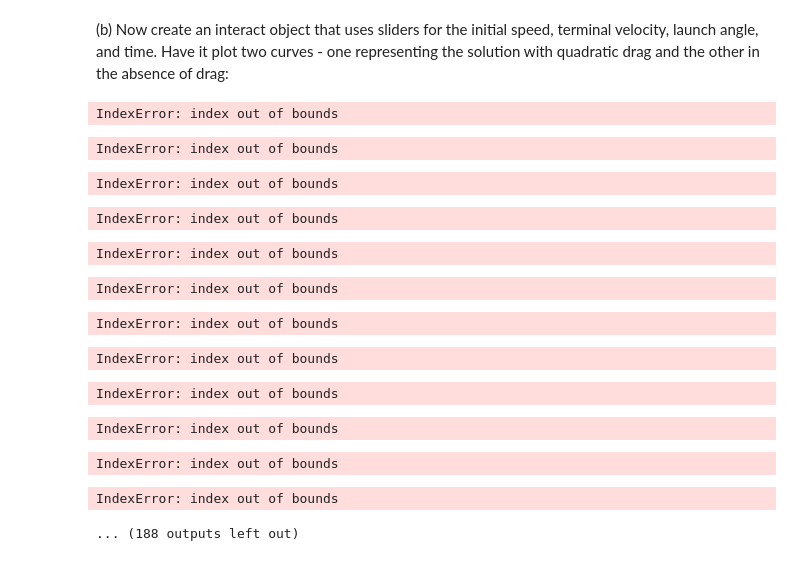
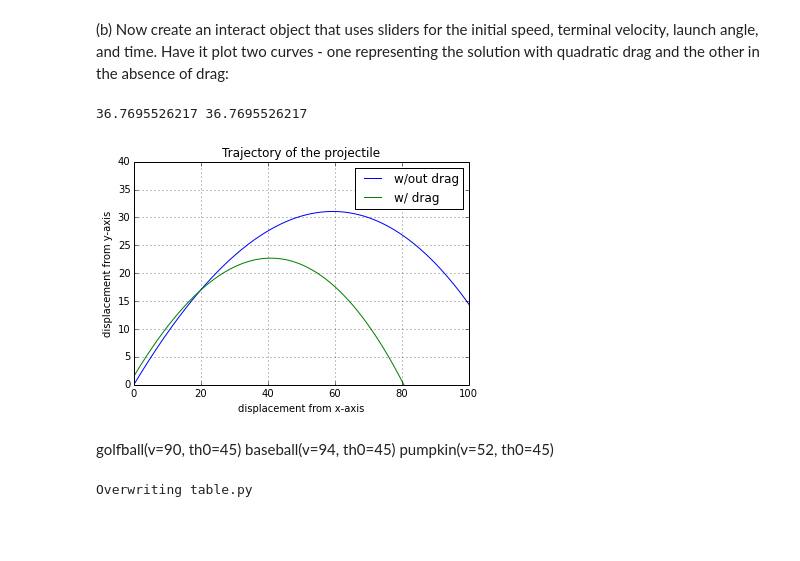
Before and after one commit to nwilli14/PHYS202-S14, a Jupyter notebook: SciPy/ODEExercises.ipynb, the cells around one changed output. Cells and saved outputs as stored; diff of their text form; code cells hidden in the pictures; blank space fills up the shorter version.

```diff
--- a/SciPy/ODEExercises.ipynb
+++ b/SciPy/ODEExercises.ipynb
@@ -428,46 +429,49 @@ plt.show()
 # %%
 from IPython.html.widgets import interact, interactive
 
-def projectile(v0=30, vterm=44, th0=50*np.pi/180, time=200):
+def projectile(v0, vterm, th0, time, y0):
     g = 9.81 #m/s^2
-    vx = v0 * np.cos(th0)
+    vx0 = v0 * np.cos(th0*np.pi/180.)
     x0 = 0
-    vy = v0 *np.sin(th0)
-    y0 = 1.5
+    vy0 = v0 *np.sin(th0*np.pi/180.)
     t = np.arange(0.,time+0.001,0.001)
-    init = np.array([vx0,vy0,vterm])
-
-    result = odeint(derivative, init, t)
+    init = np.array([vx0,x0,vy0,y0,vterm])
+    print vx0, vy0
+    result = odeint(deriv, init, t)
 
     vx = result[:,0]
-    vy = result[:,1]
+    vy = result[:,2]
     x = vx * t
     y = vy * t
     xt = x0 +vx*t
     yt = y0 +vy*t - .5*g*t**2
 
-    plt.plot(x, y, label="w/ drag")
-    plt.plot(xt, yt, label="w/out drag")
+    plt.plot(x, y, label="w/out drag")
+    plt.plot(xt, yt, label="w/ drag")
     plt.xlabel("displacement from x-axis")
     plt.ylabel('displacement from y-axis')
     plt.legend()
+    plt.xlim(0,100)
+    plt.ylim(0,40)
     plt.title('Trajectory of the projectile')
     plt.grid()
     plt.show()
 
 
-v = interact(projectile, v0=(0,100,0.1),vterm=(0,110,1),th0=(0,180,1))
+v = interact(projectile, v0=(0,100,1),vterm=(0,110,1),th0=(0,90,1),time=(0,200,1),y0=(0,1.5,0.1))
 # %% [output]
-IndexError: index out of bounds
+36.7695526217 36.7695526217
-IndexError: index out of bounds
-IndexError: index out of bounds
-IndexError: index out of bounds
-IndexError: index out of bounds
-IndexError: index out of bounds
-IndexError: index out of bounds
-IndexError: index out of bounds
-IndexError: index out of bounds
-IndexError: index out of bounds
-IndexError: index out of bounds
-IndexError: index out of bounds
-... (188 outputs left out)
+[figure, added]
+# %% [markdown]
+golfball(v=90, th0=45)
+baseball(v=94, th0=45)
+pumpkin(v=52, th0=45)
+# %%
+%%file table.py
+object    term vel  init height  init vel  init angle
+
+golfball  44 m/s    0 m          90 m/s    45 deg
+baseball  43 m/s    1.5 m        94 m/s    45 deg
+pumpkin   107 m/s   1.5 m        52 m/s    45 deg
+# %% [output]
+Overwriting table.py
```
Also changed, not shown: parts of 7 cells of this notebook, 2 other files.
